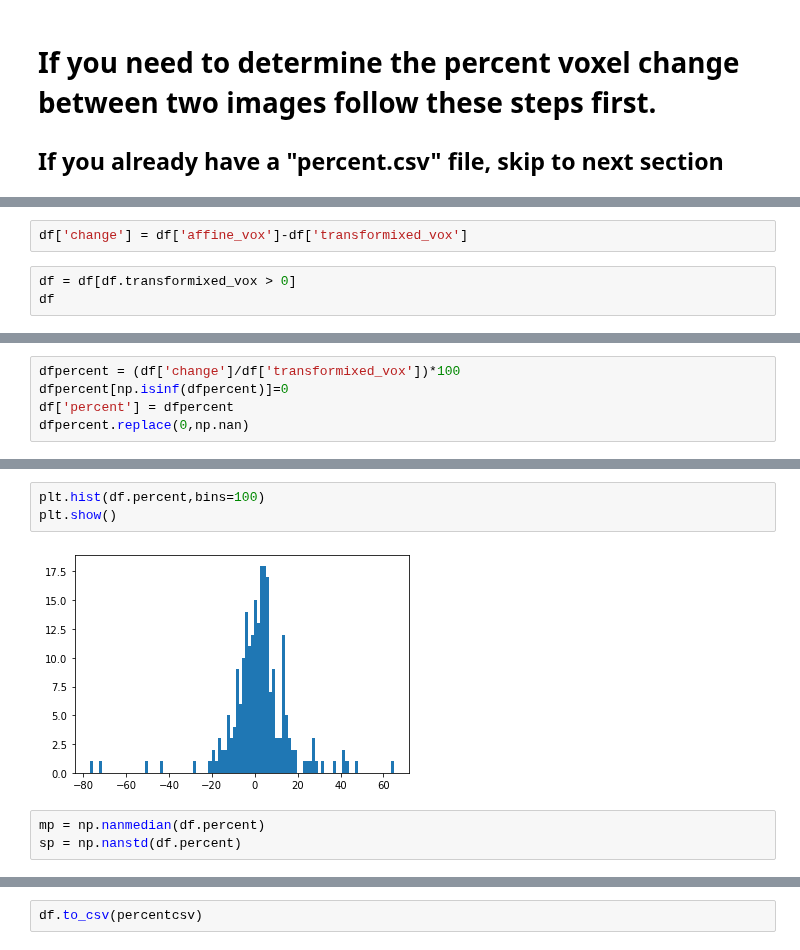
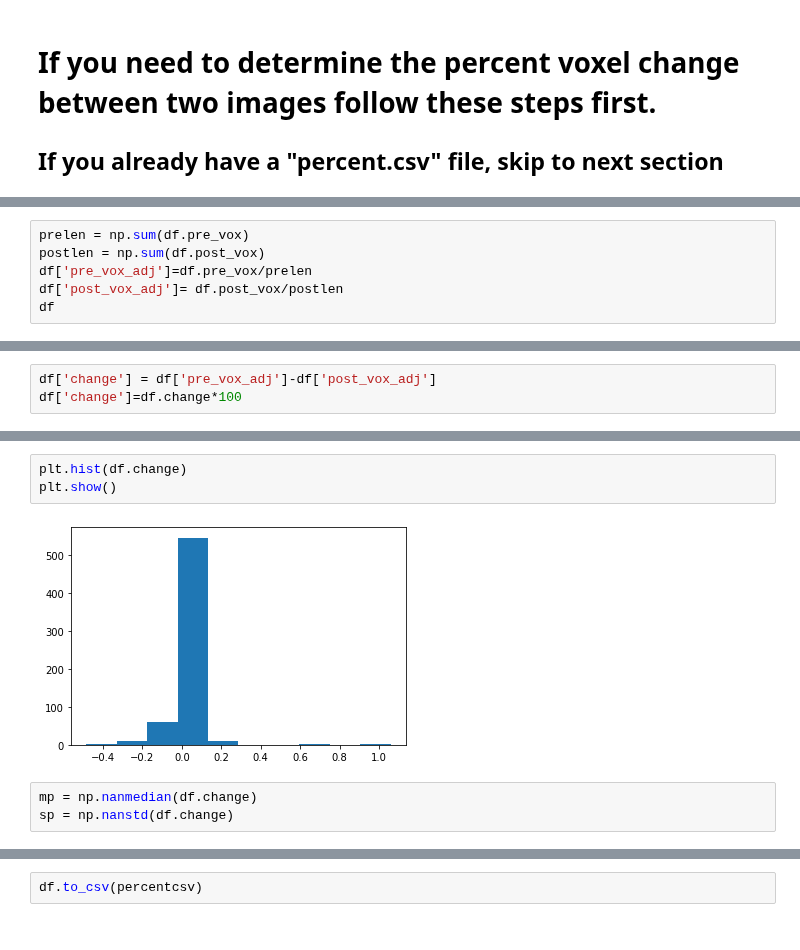
Before and after one commit to PrincetonUniversity/BrainPipe, a Jupyter notebook: tools/analysis/calculating_vox-diffs-between-tiffs.ipynb, the cells around one changed output, grey strips where cells are left out. Drawn from its saved outputs; the diff is of its cells as text.

Commit message:
working on transformix of inj sites notebook

```diff
--- a/tools/analysis/calculating_vox-diffs-between-tiffs.ipynb
+++ b/tools/analysis/calculating_vox-diffs-between-tiffs.ipynb
@@ -88,0 +110,6 @@ df
+# %%
+prelen = np.sum(df.pre_vox)
+postlen = np.sum(df.post_vox)
+df['pre_vox_adj']=df.pre_vox/prelen
+df['post_vox_adj']= df.post_vox/postlen
+df
@@ -89,5 +130,3 @@ df
 # %%
-df['change'] = df['affine_vox']-df['transformixed_vox']
+df['change'] = df['pre_vox_adj']-df['post_vox_adj']
+df['change']=df.change*100
-# %%
-df = df[df.transformixed_vox > 0]
-df
@@ -108,5 +132,0 @@ df
-# %%
-dfpercent = (df['change']/df['transformixed_vox'])*100
-dfpercent[np.isinf(dfpercent)]=0
-df['percent'] = dfpercent
-dfpercent.replace(0,np.nan)
@@ -131,11 +133,11 @@ Length: 231, dtype: float64
 # %%
-plt.hist(df.percent,bins=100)
+plt.hist(df.change)
 plt.show()
 # %% [output]
-[figure, old version]
+[figure, new version]
 # %%
-mp = np.nanmedian(df.percent)
-sp = np.nanstd(df.percent)
+mp = np.nanmedian(df.change)
+sp = np.nanstd(df.change)
 # %%
 highmp = mp+sp
 highmp
```
Also changed, not shown: parts of 22 cells of this notebook, 1 other file.
